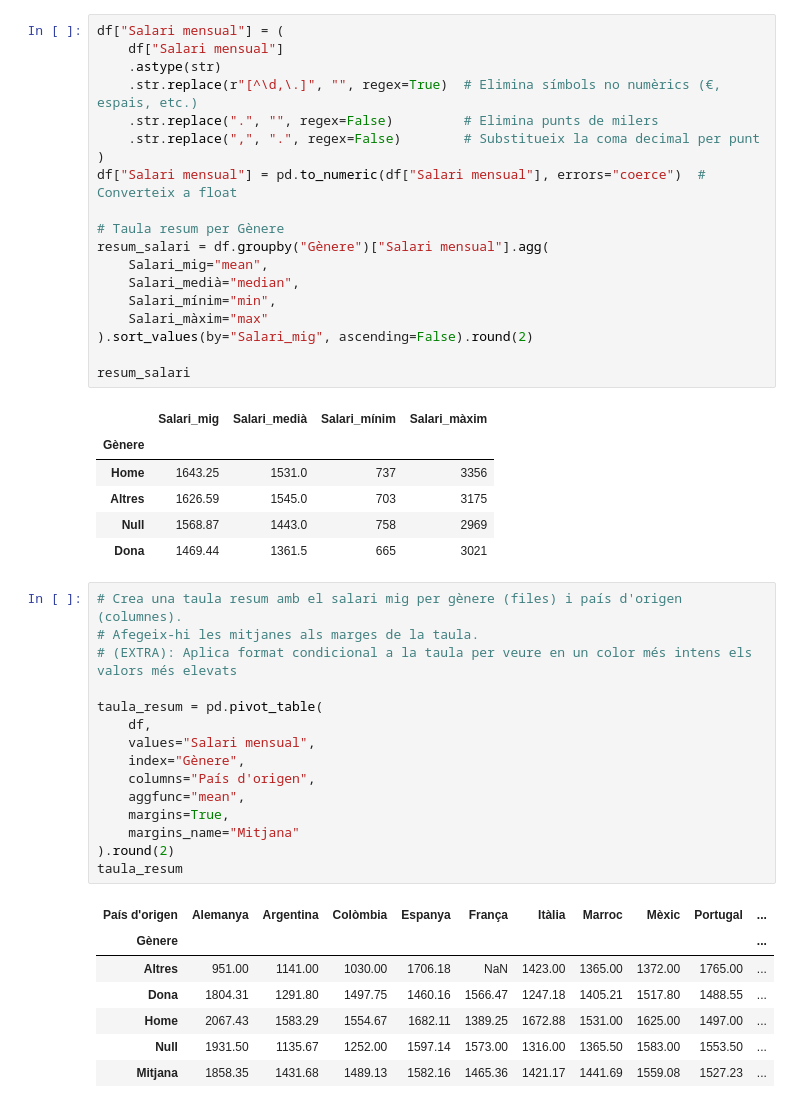
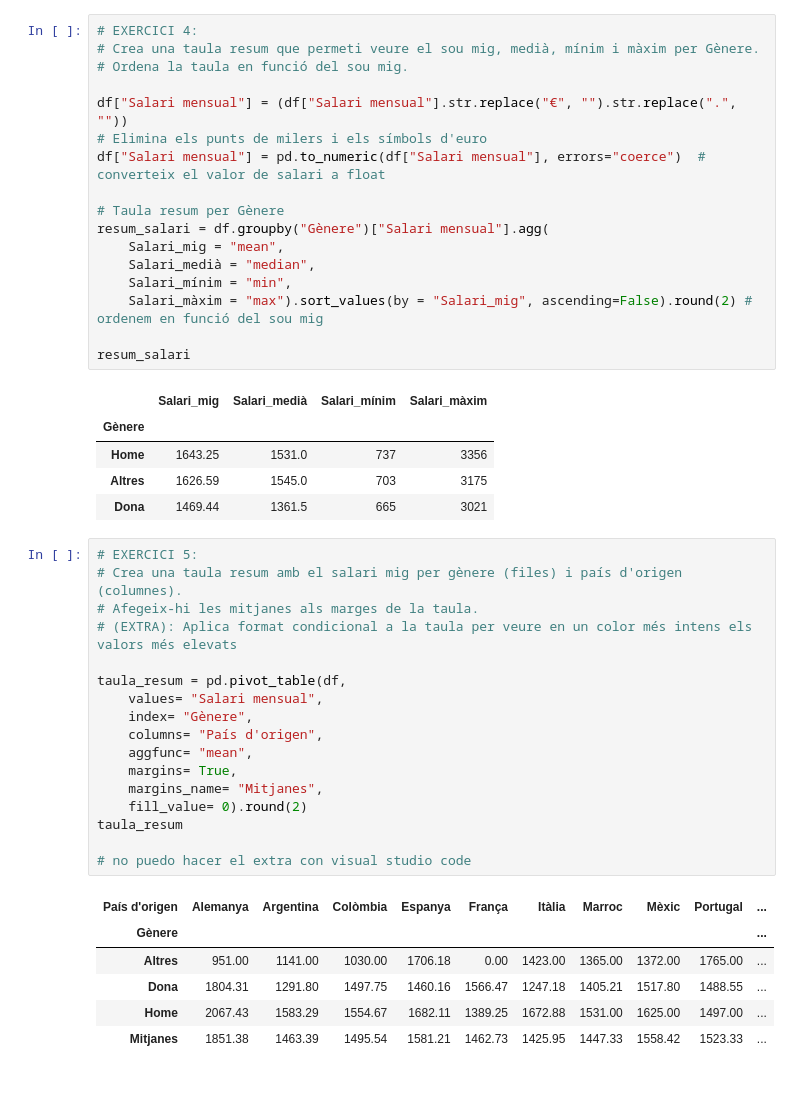
Before and after one commit to JoanRoNo/Python, a Jupyter notebook: SPRINT 10.ipynb, the cells around one changed output. Cells and saved outputs as stored; diff of their text form.

```diff
--- a/SPRINT 10.ipynb
+++ b/SPRINT 10.ipynb
@@ -110,20 +111,18 @@ df
 # %%
-df["Salari mensual"] = (
-    df["Salari mensual"]
-    .astype(str)
-    .str.replace(r"[^\d,\.]", "", regex=True)  # Elimina símbols no numèrics (€, espais, etc.)
-    .str.replace(".", "", regex=False)         # Elimina punts de milers
-    .str.replace(",", ".", regex=False)        # Substitueix la coma decimal per punt
-)
-df["Salari mensual"] = pd.to_numeric(df["Salari mensual"], errors="coerce")  # Converteix a float
+# EXERCICI 4:
+# Crea una taula resum que permeti veure el sou mig, medià, mínim i màxim per Gènere.
+# Ordena la taula en funció del sou mig.
+
+df["Salari mensual"] = (df["Salari mensual"].str.replace("€", "").str.replace(".", ""))
+# Elimina els punts de milers i els símbols d'euro
+df["Salari mensual"] = pd.to_numeric(df["Salari mensual"], errors="coerce")  # converteix el valor de salari a float
 
 # Taula resum per Gènere
 resum_salari = df.groupby("Gènere")["Salari mensual"].agg(
-    Salari_mig="mean",
-    Salari_medià="median",
-    Salari_mínim="min",
-    Salari_màxim="max"
-).sort_values(by="Salari_mig", ascending=False).round(2)
+    Salari_mig = "mean",
+    Salari_medià = "median",
+    Salari_mínim = "min",
+    Salari_màxim = "max").sort_values(by = "Salari_mig", ascending=False).round(2) # ordenem en funció del sou mig
 
 resum_salari
 # %% [output]
@@ -131,29 +130,29 @@ resum_salari
 | Gènere |  |  |  |  |
 | Home | 1643.25 | 1531.0 | 737 | 3356 |
 | Altres | 1626.59 | 1545.0 | 703 | 3175 |
-| Null | 1568.87 | 1443.0 | 758 | 2969 |
 | Dona | 1469.44 | 1361.5 | 665 | 3021 |
 # %%
+# EXERCICI 5:
 # Crea una taula resum amb el salari mig per gènere (files) i país d'origen (columnes).
 # Afegeix-hi les mitjanes als marges de la taula.
 # (EXTRA): Aplica format condicional a la taula per veure en un color més intens els valors més elevats
 
-taula_resum = pd.pivot_table(
-    df,
-    values="Salari mensual",
-    index="Gènere",
-    columns="País d'origen",
-    aggfunc="mean",
-    margins=True,
-    margins_name="Mitjana"
-).round(2)
+taula_resum = pd.pivot_table(df,
+    values= "Salari mensual",
+    index= "Gènere",
+    columns= "País d'origen",
+    aggfunc= "mean",
+    margins= True,
+    margins_name= "Mitjanes",
+    fill_value= 0).round(2)
 taula_resum
+
+# no puedo hacer el extra con visual studio code
 # %% [output]
 | País d'origen | Alemanya | Argentina | Colòmbia | Espanya | França | Itàlia | Marroc | Mèxic | Portugal | ... |
 | Gènere |  |  |  |  |  |  |  |  |  | ... |
-| Altres | 951.00 | 1141.00 | 1030.00 | 1706.18 | NaN | 1423.00 | 1365.00 | 1372.00 | 1765.00 | ... |
+| Altres | 951.00 | 1141.00 | 1030.00 | 1706.18 | 0.00 | 1423.00 | 1365.00 | 1372.00 | 1765.00 | ... |
 | Dona | 1804.31 | 1291.80 | 1497.75 | 1460.16 | 1566.47 | 1247.18 | 1405.21 | 1517.80 | 1488.55 | ... |
 | Home | 2067.43 | 1583.29 | 1554.67 | 1682.11 | 1389.25 | 1672.88 | 1531.00 | 1625.00 | 1497.00 | ... |
-| Null | 1931.50 | 1135.67 | 1252.00 | 1597.14 | 1573.00 | 1316.00 | 1365.50 | 1583.00 | 1553.50 | ... |
-| Mitjana | 1858.35 | 1431.68 | 1489.13 | 1582.16 | 1465.36 | 1421.17 | 1441.69 | 1559.08 | 1527.23 | ... |
+| Mitjanes | 1851.38 | 1463.39 | 1495.54 | 1581.21 | 1462.73 | 1425.95 | 1447.33 | 1558.42 | 1523.33 | ... |
 # %%
```
Also changed, not shown: parts of 10 cells of this notebook.
